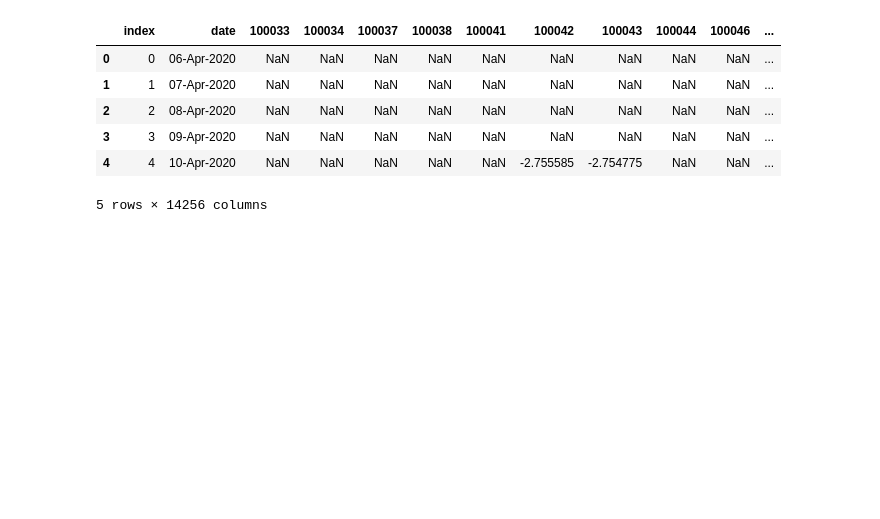
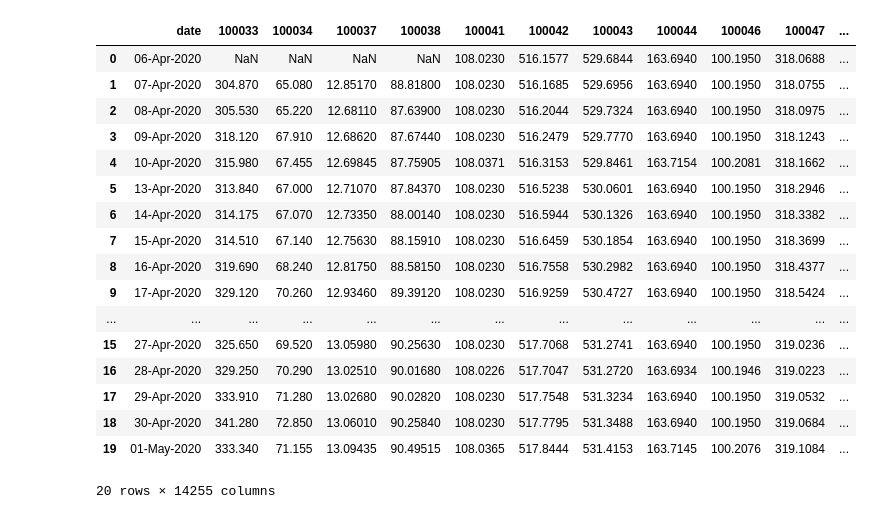
Before and after one commit to adityachawra/Mutual-Funds, a Jupyter notebook: nav_calc.ipynb, the cells around one changed output. Saved outputs shown, nothing was run; the diff lists cells and outputs as text; code cells hidden in the pictures; blank space fills up the shorter version.

Commit message:
Updating Specs data

```diff
--- a/nav_calc.ipynb
+++ b/nav_calc.ipynb
@@ -1,16 +1,28 @@
 # %%
-from nav_EDA import nav_df
+from nav_EDA import nav_df, specs_df
 import pandas as pd
 import numpy as np
 import matplotlib.pyplot as plt
+import seaborn as sns
 
 
-nav_df.head()
+nav_df.head(20)
 # %% [output]
-|  | index | date | 100033 | 100034 | 100037 | 100038 | 100041 | 100042 | 100043 | 100044 | 100046 | ... |
-| 0 | 0 | 06-Apr-2020 | NaN | NaN | NaN | NaN | NaN | NaN | NaN | NaN | NaN | ... |
-| 1 | 1 | 07-Apr-2020 | NaN | NaN | NaN | NaN | NaN | NaN | NaN | NaN | NaN | ... |
-| 2 | 2 | 08-Apr-2020 | NaN | NaN | NaN | NaN | NaN | NaN | NaN | NaN | NaN | ... |
-| 3 | 3 | 09-Apr-2020 | NaN | NaN | NaN | NaN | NaN | NaN | NaN | NaN | NaN | ... |
-| 4 | 4 | 10-Apr-2020 | NaN | NaN | NaN | NaN | NaN | -2.755585 | -2.754775 | NaN | NaN | ... |
+|  | date | 100033 | 100034 | 100037 | 100038 | 100041 | 100042 | 100043 | 100044 | 100046 | 100047 | ... |
+| 0 | 06-Apr-2020 | NaN | NaN | NaN | NaN | 108.0230 | 516.1577 | 529.6844 | 163.6940 | 100.1950 | 318.0688 | ... |
+| 1 | 07-Apr-2020 | 304.870 | 65.080 | 12.85170 | 88.81800 | 108.0230 | 516.1685 | 529.6956 | 163.6940 | 100.1950 | 318.0755 | ... |
+| 2 | 08-Apr-2020 | 305.530 | 65.220 | 12.68110 | 87.63900 | 108.0230 | 516.2044 | 529.7324 | 163.6940 | 100.1950 | 318.0975 | ... |
+| 3 | 09-Apr-2020 | 318.120 | 67.910 | 12.68620 | 87.67440 | 108.0230 | 516.2479 | 529.7770 | 163.6940 | 100.1950 | 318.1243 | ... |
+| 4 | 10-Apr-2020 | 315.980 | 67.455 | 12.69845 | 87.75905 | 108.0371 | 516.3153 | 529.8461 | 163.7154 | 100.2081 | 318.1662 | ... |
+| 5 | 13-Apr-2020 | 313.840 | 67.000 | 12.71070 | 87.84370 | 108.0230 | 516.5238 | 530.0601 | 163.6940 | 100.1950 | 318.2946 | ... |
+| 6 | 14-Apr-2020 | 314.175 | 67.070 | 12.73350 | 88.00140 | 108.0230 | 516.5944 | 530.1326 | 163.6940 | 100.1950 | 318.3382 | ... |
+| 7 | 15-Apr-2020 | 314.510 | 67.140 | 12.75630 | 88.15910 | 108.0230 | 516.6459 | 530.1854 | 163.6940 | 100.1950 | 318.3699 | ... |
+| 8 | 16-Apr-2020 | 319.690 | 68.240 | 12.81750 | 88.58150 | 108.0230 | 516.7558 | 530.2982 | 163.6940 | 100.1950 | 318.4377 | ... |
+| 9 | 17-Apr-2020 | 329.120 | 70.260 | 12.93460 | 89.39120 | 108.0230 | 516.9259 | 530.4727 | 163.6940 | 100.1950 | 318.5424 | ... |
+| ... | ... | ... | ... | ... | ... | ... | ... | ... | ... | ... | ... | ... |
+| 15 | 27-Apr-2020 | 325.650 | 69.520 | 13.05980 | 90.25630 | 108.0230 | 517.7068 | 531.2741 | 163.6940 | 100.1950 | 319.0236 | ... |
+| 16 | 28-Apr-2020 | 329.250 | 70.290 | 13.02510 | 90.01680 | 108.0226 | 517.7047 | 531.2720 | 163.6934 | 100.1946 | 319.0223 | ... |
+| 17 | 29-Apr-2020 | 333.910 | 71.280 | 13.02680 | 90.02820 | 108.0230 | 517.7548 | 531.3234 | 163.6940 | 100.1950 | 319.0532 | ... |
+| 18 | 30-Apr-2020 | 341.280 | 72.850 | 13.06010 | 90.25840 | 108.0230 | 517.7795 | 531.3488 | 163.6940 | 100.1950 | 319.0684 | ... |
+| 19 | 01-May-2020 | 333.340 | 71.155 | 13.09435 | 90.49515 | 108.0365 | 517.8444 | 531.4153 | 163.7145 | 100.2076 | 319.1084 | ... |
-5 rows × 14256 columns
+20 rows × 14255 columns
```
Also changed, not shown: parts of 7 cells of this notebook, 3 other files.
